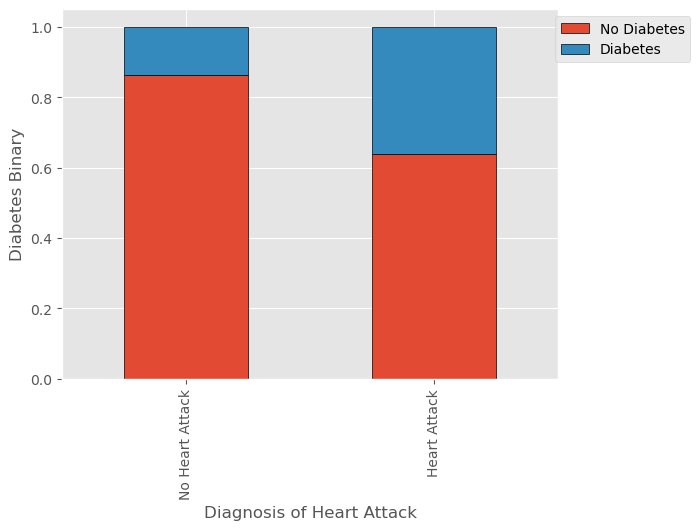
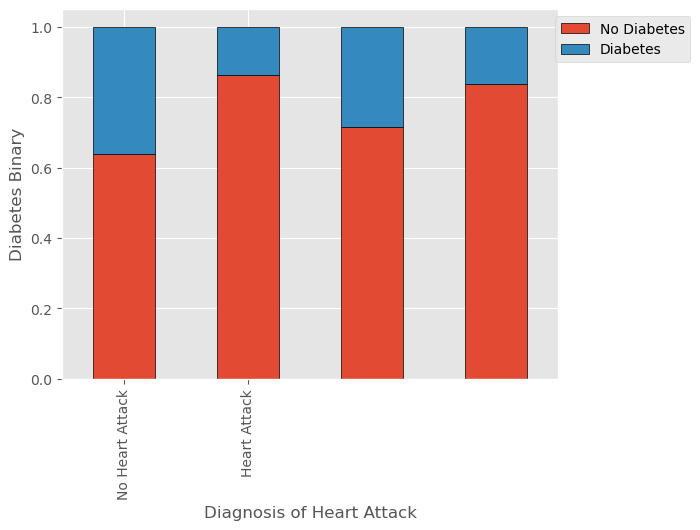
The change to this notebook cell's code, shown as a diff; its figure went from the first image to the second:
--- before
+++ after
@@ -6,4 +6,4 @@
 plt.legend(["No Diabetes","Diabetes"],bbox_to_anchor=(1.28, 1))
 plt.style.use("ggplot")
-plt.savefig("../reports/bivariate/heartattackvsdiabetes.png",bbox_inches= 'tight', dpi=150)
+#plt.savefig("../reports/bivariate/heartattackvsdiabetes.png",bbox_inches= 'tight', dpi=150)
 plt.show()

Commit: Day 6: Statistical hypothesis testing complete — t-test (BMI), chi-square (Exercise, Depression), 95% confidence intervals for BMI. All p-values < 0.001, non-overlapping CIs confirm BMI as statistically significant predictor. Saved to 05_statistical_analysis.ipynb